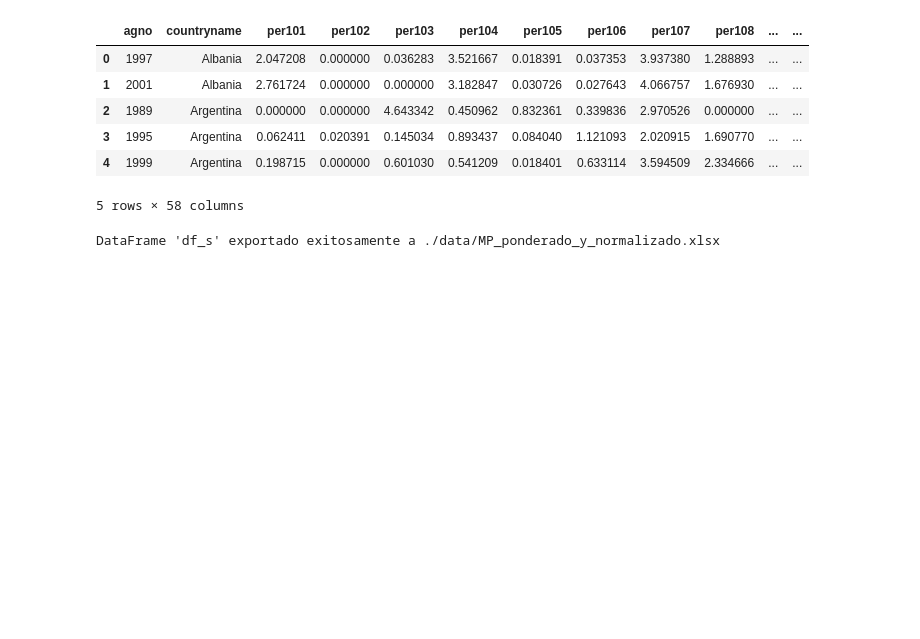
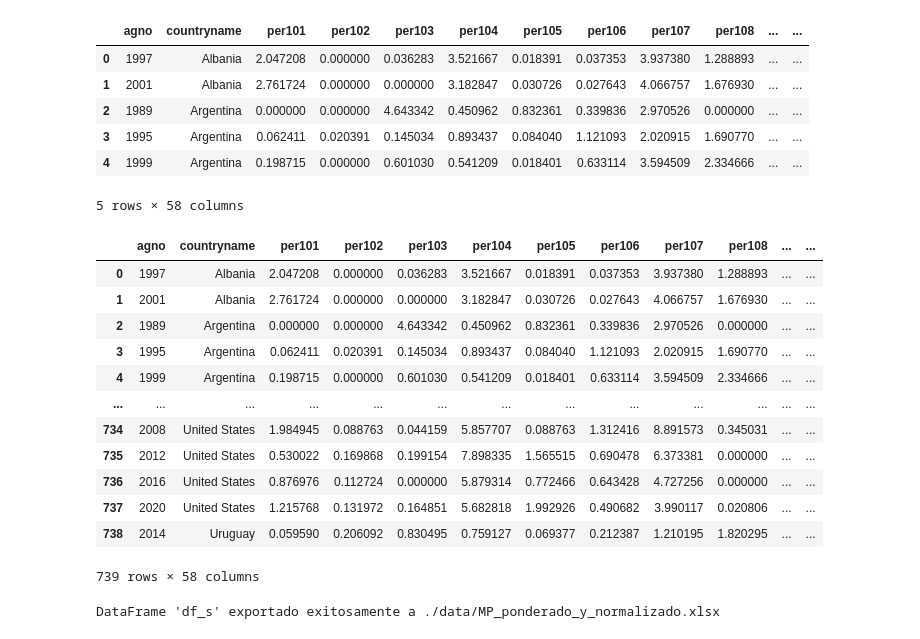
Before and after one commit to MatiasBunsterRaby/Capstone_git, a Jupyter notebook: notebooks/final_KMeans_CORRUPCION_sin PCA.ipynb, the cells around one changed output. Cells and saved outputs as stored; diff of their text form; code cells hidden in the pictures; blank space fills up the shorter version.

```diff
--- a/notebooks/final_KMeans_CORRUPCION_sin PCA.ipynb
+++ b/notebooks/final_KMeans_CORRUPCION_sin PCA.ipynb
@@ -271,6 +300,22 @@ Normalización completada. Primeras filas del DataFrame normalizado:
 | 3 | 1995 | Argentina | 0.062411 | 0.020391 | 0.145034 | 0.893437 | 0.084040 | 1.121093 | 2.020915 | 1.690770 | ... | ... |
 | 4 | 1999 | Argentina | 0.198715 | 0.000000 | 0.601030 | 0.541209 | 0.018401 | 0.633114 | 3.594509 | 2.334666 | ... | ... |
 5 rows × 58 columns
+# %%
+df_s
+# %% [output]
+|  | agno | countryname | per101 | per102 | per103 | per104 | per105 | per106 | per107 | per108 | ... | ... |
+| 0 | 1997 | Albania | 2.047208 | 0.000000 | 0.036283 | 3.521667 | 0.018391 | 0.037353 | 3.937380 | 1.288893 | ... | ... |
+| 1 | 2001 | Albania | 2.761724 | 0.000000 | 0.000000 | 3.182847 | 0.030726 | 0.027643 | 4.066757 | 1.676930 | ... | ... |
+| 2 | 1989 | Argentina | 0.000000 | 0.000000 | 4.643342 | 0.450962 | 0.832361 | 0.339836 | 2.970526 | 0.000000 | ... | ... |
+| 3 | 1995 | Argentina | 0.062411 | 0.020391 | 0.145034 | 0.893437 | 0.084040 | 1.121093 | 2.020915 | 1.690770 | ... | ... |
+| 4 | 1999 | Argentina | 0.198715 | 0.000000 | 0.601030 | 0.541209 | 0.018401 | 0.633114 | 3.594509 | 2.334666 | ... | ... |
+| ... | ... | ... | ... | ... | ... | ... | ... | ... | ... | ... | ... | ... |
+| 734 | 2008 | United States | 1.984945 | 0.088763 | 0.044159 | 5.857707 | 0.088763 | 1.312416 | 8.891573 | 0.345031 | ... | ... |
+| 735 | 2012 | United States | 0.530022 | 0.169868 | 0.199154 | 7.898335 | 1.565515 | 0.690478 | 6.373381 | 0.000000 | ... | ... |
+| 736 | 2016 | United States | 0.876976 | 0.112724 | 0.000000 | 5.879314 | 0.772466 | 0.643428 | 4.727256 | 0.000000 | ... | ... |
+| 737 | 2020 | United States | 1.215768 | 0.131972 | 0.164851 | 5.682818 | 1.992926 | 0.490682 | 3.990117 | 0.020806 | ... | ... |
+| 738 | 2014 | Uruguay | 0.059590 | 0.206092 | 0.830495 | 0.759127 | 0.069377 | 0.212387 | 1.210195 | 1.820295 | ... | ... |
+739 rows × 58 columns
 # %%
 # Exportar el DataFrame 'df_s' a un archivo Excel
 output_file_path = './data/MP_ponderado_y_normalizado.xlsx'
```
Also changed, not shown: parts of 7 cells of this notebook, 9 other files.
